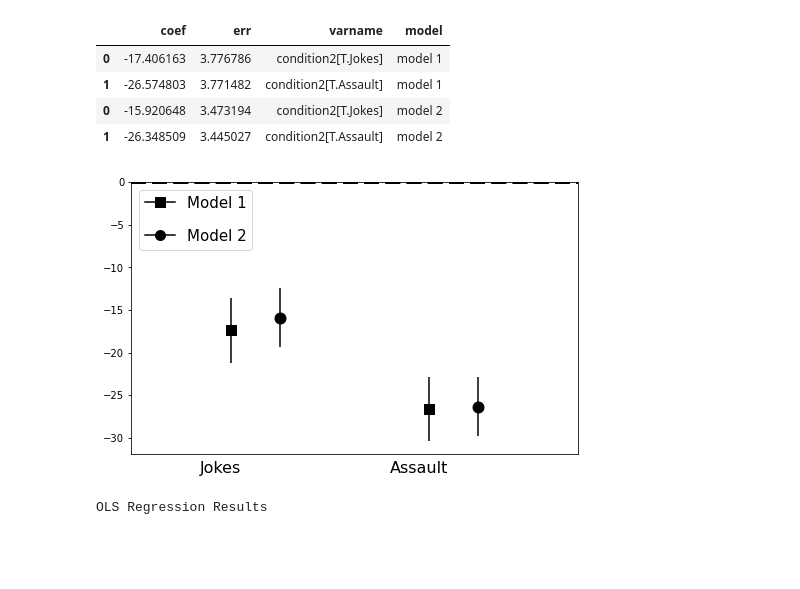
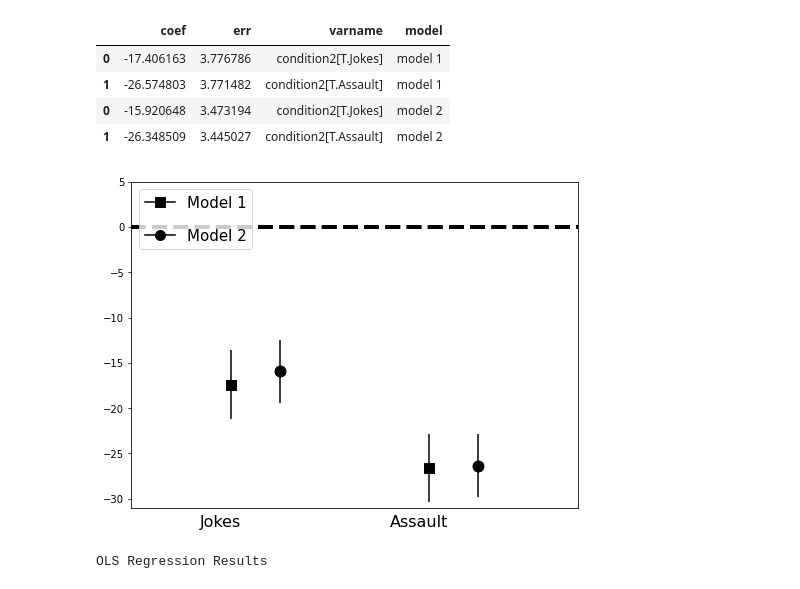
Before and after one commit to mattcingram/rep1_python, a Jupyter notebook: code/rep1_python.ipynb, the cells around one changed output. Drawn from its saved outputs; the diff is of its cells as text; code cells hidden in the pictures; blank space fills up the shorter version.

```diff
--- a/code/rep1_python.ipynb
+++ b/code/rep1_python.ipynb
@@ -539,7 +419,7 @@ df['perchange_favorability'] = (((df.post_favorability+1) - (df.pre_favorability
 df['perchange_vote'] = (((df.post_vote+1) - (df.pre_vote+1))/(df.pre_vote+1))*100
 
 # sexism
-df['perchange_sexism'] = (((df.post_sexism+1) - (df.pre_sexism+1))/(df.pre_sexism+1))*100
+df['perchange_sexism'] = (((df['post_sexism']+1) - (df['pre_sexism']+1))/(df['pre_sexism']+1))*100
 # %%
 df
 # %% [output]
@@ -679,6 +559,8 @@ for i, mod in enumerate(coef_df.model.unique()):
     ax.xaxis.set_ticks_position('none')
     _ = ax.set_xticklabels(['', 'Jokes', '', 'Assault'],
                            rotation=0, fontsize=16)
+    # set ylim
+    ax.set_ylim(bottom=-36, top=5)
 
 
 
@@ -776,38 +658,40 @@ width=.25
 base_x = np.arange(2) - 0.2
 base_x
 
-fig, ax = plt.subplots(figsize=(8, 5))
+fig, ax = plt.subplots(figsize=(8, 6))
 for i, mod in enumerate(coef_df.model.unique()):
     mod_df = coef_df[coef_df.model == mod]
     mod_df = mod_df.set_index('varname').reindex(coef_df['varname'].unique())
     ## offset x posistions
     X = base_x + width*(i+1)
     ax.bar(X, mod_df['coef'],
            color='none',yerr=mod_df['err'])
     ## remove axis labels
     ax.set_ylabel('')
     ax.set_xlabel('')
     ax.scatter(x=X,
                marker=marker_list[i], s=120,
                y=mod_df['coef'], color='black')
     ax.axhline(y=0, linestyle='--', color='black', linewidth=4)
     ax.xaxis.set_ticks_position('none')
     _ = ax.set_xticklabels(['', 'Jokes', '', 'Assault'],
                            rotation=0, fontsize=16)
+    # set ylim
+    ax.set_ylim(bottom=-31, top=5)
 
 
 
 ## finally, build customized legend
 legend_elements = [plt.Line2D([0], [0], marker=m,  # added plt. before Line2D because Line2D not defined
                           label='Model %d'%(i+1),
                           color = 'k',
                           markersize=10)
                    for i, m in enumerate(marker_list)
                   ]
 _ = ax.legend(handles=legend_elements, loc=2,
               prop={'size': 15}, labelspacing=1.2)
 # %% [output]
-[figure, old version]
+[figure, new version]
 # %%
 fig.savefig('./figures/fig2.png', bbox_inches='tight', dpi=300)
 # %%
```
Also changed, not shown: parts of 14 cells of this notebook.
